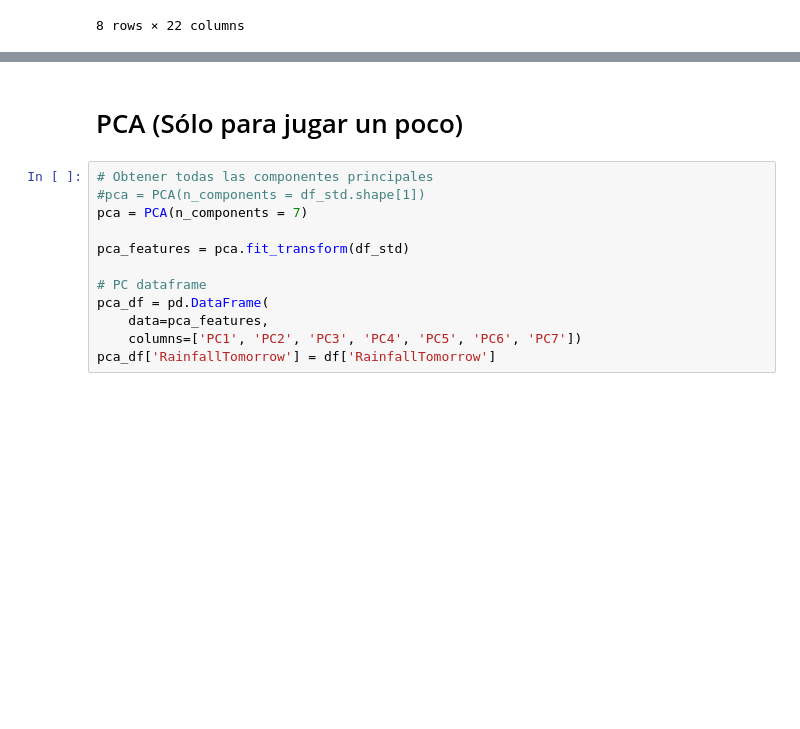
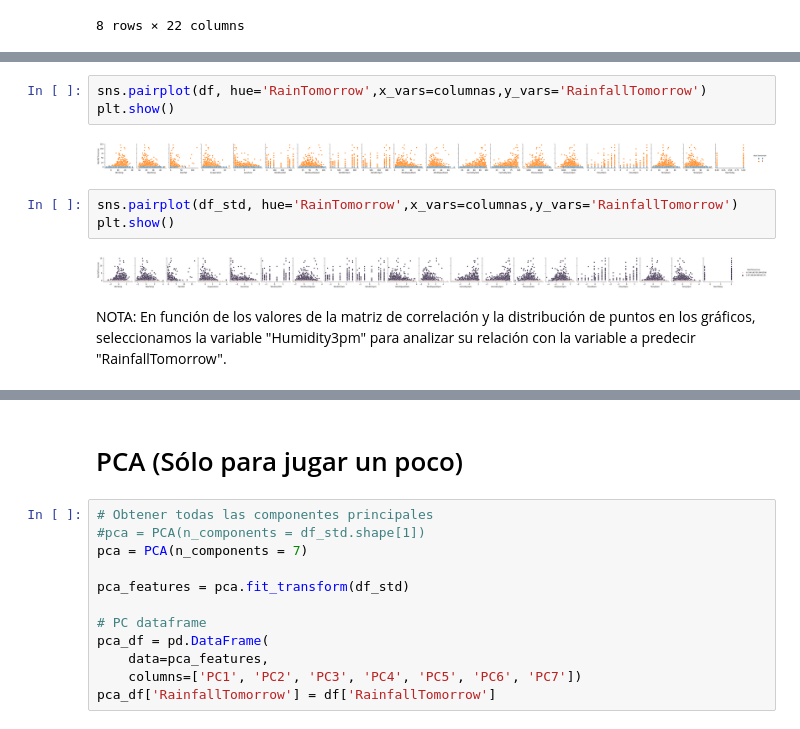
Before and after one commit to MiguelMussi/Apr_Aut_1_TP, a Jupyter notebook: TP-AA1.ipynb, the cells around one changed output, grey strips where cells are left out. Drawn from its saved outputs; the diff is of its cells as text; blank space fills up the shorter version.

```diff
--- a/TP-AA1.ipynb
+++ b/TP-AA1.ipynb
@@ -430,0 +489,12 @@ df_std.describe().round(3)
+# %%
+sns.pairplot(df, hue='RainTomorrow',x_vars=columnas,y_vars='RainfallTomorrow')
+plt.show()
+# %% [output]
+[figure, added]
+# %%
+sns.pairplot(df_std, hue='RainTomorrow',x_vars=columnas,y_vars='RainfallTomorrow')
+plt.show()
+# %% [output]
+[figure, added]
+# %% [markdown]
+NOTA: En función de los valores de la matriz de correlación y la distribución de puntos en los gráficos, seleccionamos la variable "Humidity3pm" para analizar su relación con la variable a predecir "RainfallTomorrow".
```
Also changed, not shown: parts of 29 cells of this notebook.
